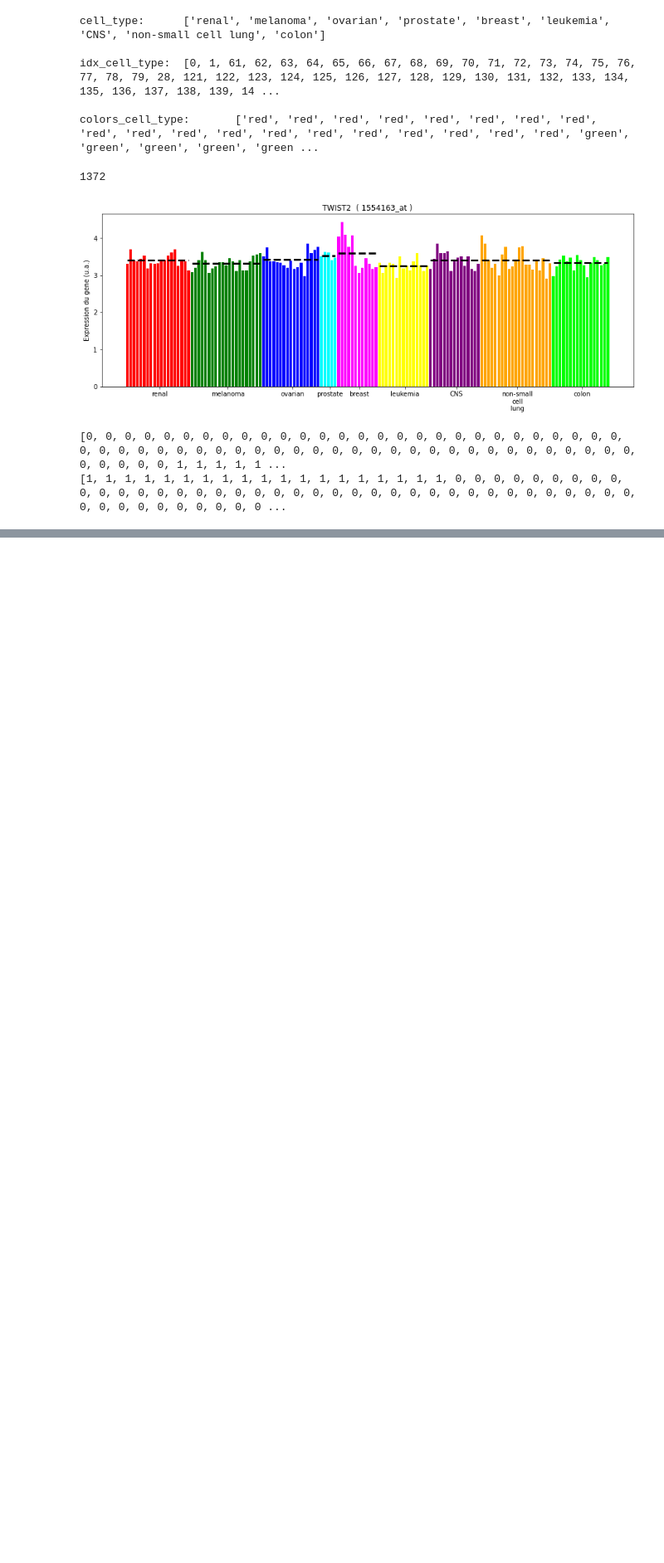
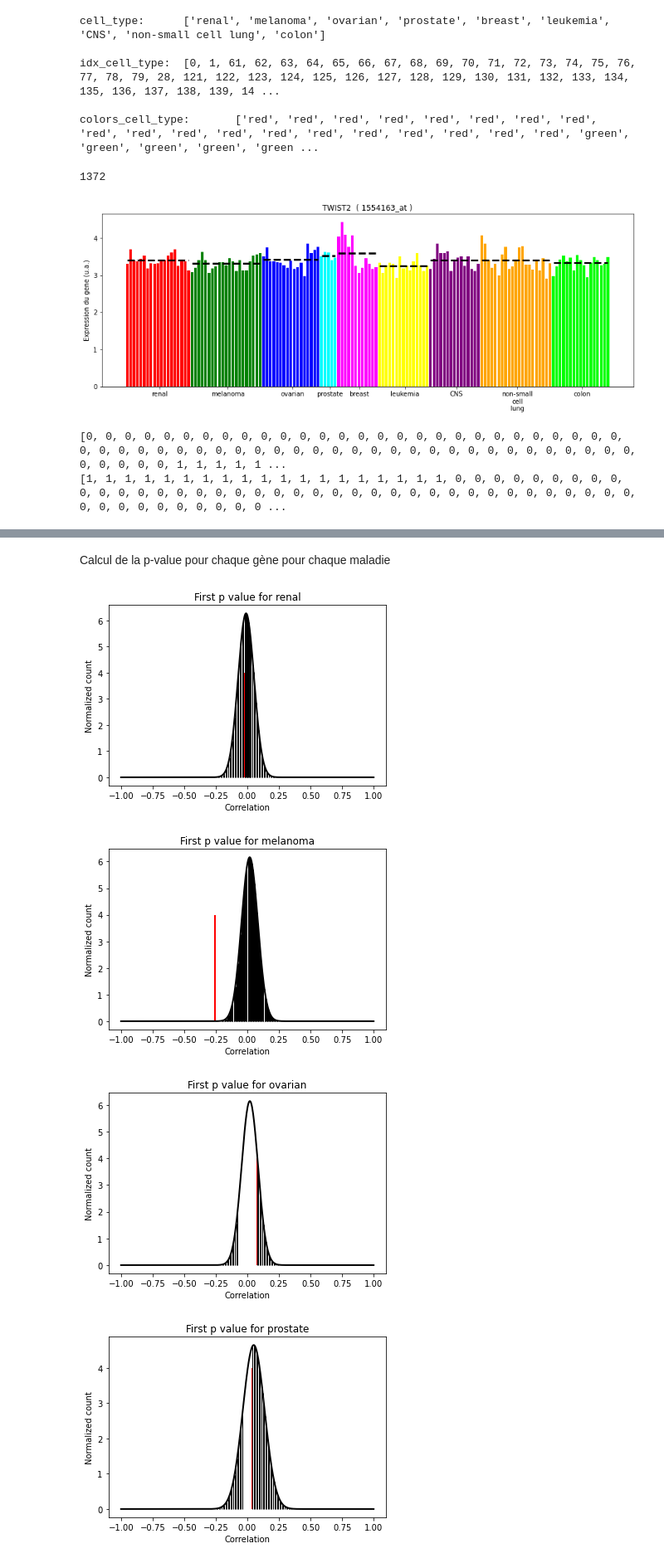
Before and after one commit to Ikewolf77/BBC_Projet, a Jupyter notebook: Projet 3.ipynb, the cells around one changed output, grey strips where cells are left out. Shown at 83% size. Cells and saved outputs as stored; diff of their text form; code cells hidden in the pictures; blank space fills up the shorter version.

```diff
--- a/Projet 3.ipynb
+++ b/Projet 3.ipynb
@@ -349,18 +256,0 @@ Pour chaque première génération, on montre le résultat comparé à la correl
-# %%
-correlations_random = {}
-N_genes = np.shape(data_train)[0]-1
-n_randoms = 10
-
-#create n_random rows for generating correlations n_random times, for each gene, for each disease
-for disease in diseases:
-    correlations_random[disease] = np.zeros((n_randoms, N_genes))
-
-print(correlations_random['breast'].shape)
-
-for disease in diseases:
-    for i in range(n_randoms):
-        if i == 0:
-            correlations_random[disease][i] = compare_to_random_data(disease, show_plot = True)
-        else:
-            correlations_random[disease][i] = compare_to_random_data(disease)
-    np.savetxt(f'correlations/{disease}.txt', correlations_random[disease], fmt='%f')
@@ -453,0 +378,47 @@ NameError: name 'stats' is not defined
+# %% [markdown]
+Calcul de la p-value pour chaque gène pour chaque maladie
+# %%
+from scipy.stats import norm
+
+pval_correls = {} # p-values
+
+for disease in diseases:
+    pval_correls[disease] = []
+    correlation_random = np.loadtxt(f'correlations/{disease}.txt', dtype=float)
+    for idx in range(0,N_genes):
+
+        # random correlation: calculate mean and standard deviation
+        random_correlations = correlation_random[:,idx]
+        mean_random = np.mean(random_correlations)
+        std_random = np.std(random_correlations)
+
+        # observed correlation
+        observed_correlation = correlations[disease][idx]
+
+        # cdf: cumulative distribution function = integral of the gaussian distribution from -inf to observed_correlation
+        cdf = norm.cdf(observed_correlation,loc=mean_random,scale=std_random)
+        if cdf >= 0.5:
+            p = 1 - cdf
+        else:
+            p = cdf
+        pval_correls[disease].append(2*p) # factor 2 because correlations can take both positive and negative values
+
+        # show p-value visually for the first gene (p-value = area of black hatched regions under the curve)
+        if idx==0:
+            plt.figure()
+            plt.title(f"First p value for {disease}")
+            xx = np.linspace(-1,1,500)
+            plt.plot(xx,norm.pdf(xx,loc=mean_random,scale=std_random),'k-',lw=2)
+            plt.vlines(correlations[disease][idx],0,4 ,'r',lw=2)
+            for j in np.linspace(observed_correlation,1,int(100*(1-observed_correlation))):
+                plt.vlines(j,0,norm.pdf(j,loc=mean_random,scale=std_random),'k',lw=1)
+            for j in np.linspace(-1,-observed_correlation,int(100*(1-observed_correlation))):
+                plt.vlines(j,0,norm.pdf(j,loc=mean_random,scale=std_random),'k',lw=1)
+            plt.xlabel('Correlation')
+            plt.ylabel('Normalized count')
+            plt.show()
+# %% [output]
+[figure, added]
+[figure, added]
+[figure, added]
+[figure, added]
```
Also changed, not shown: parts of 33 cells of this notebook, 10 other files.
